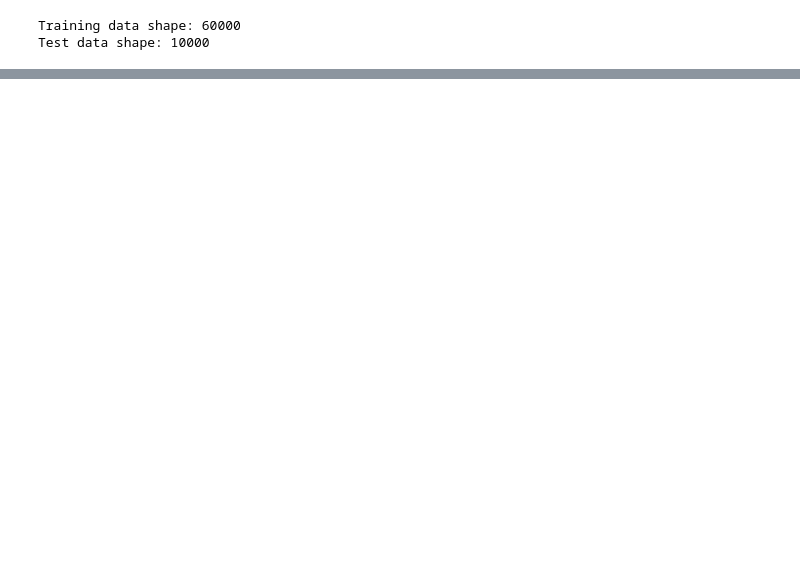
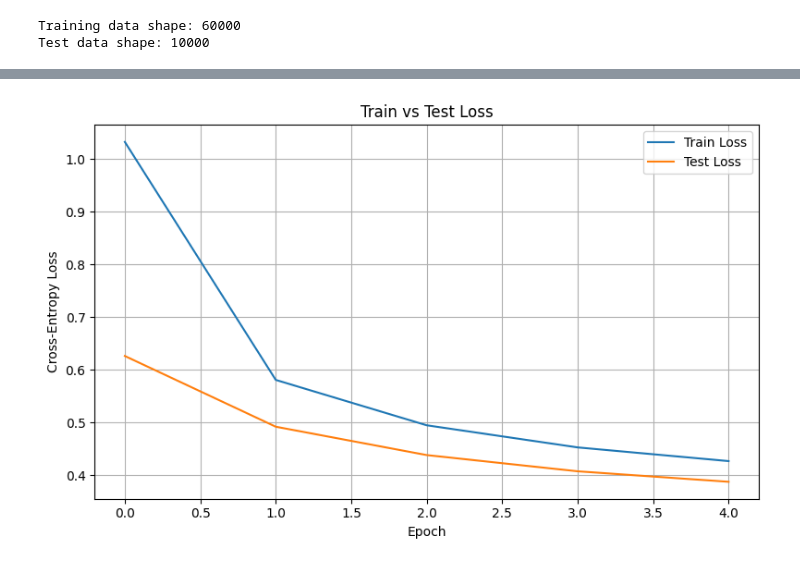
Before and after one commit to meher-chinmaya/Practice-DL, a Jupyter notebook: Softmax_Classifier_using_TensorFlow.ipynb, the cells around one changed output, grey strips where cells are left out. Drawn from its saved outputs; the diff is of its cells as text; code cells hidden in the pictures; blank space fills up the shorter version.

```diff
--- a/Softmax_Classifier_using_TensorFlow.ipynb
+++ b/Softmax_Classifier_using_TensorFlow.ipynb
@@ -30,6 +22,18 @@ print(f"Test data shape: {x_test.shape[0]}")
 # %% [output]
 Training data shape: 60000
 Test data shape: 10000
+# %%
+import matplotlib.pyplot as plt
+from tensorflow.keras.callbacks import Callback
+
+# 🔁 List to store test losses per epoch
+test_losses = []
+
+# ✅ Custom Callback to evaluate on test data after each epoch
+class TestLossTracker(Callback):
+    def on_epoch_end(self, epoch, logs=None):
+        test_loss, _ = self.model.evaluate(x_test, y_test, verbose=0)
+        test_losses.append(test_loss)
 # %%
 # Build a simple softmax classifier model
 model = Sequential([
@@ -42,6 +46,10 @@ model.compile(optimizer='sgd',
               loss='categorical_crossentropy',
               metrics=['accuracy'])
 
-# Train the model
-model.fit(x_train, y_train, epochs=10, batch_size=64, validation_split=0.1)
+# 🚀 Train the model + track test loss
+history = model.fit(x_train, y_train,
+                    epochs=5,
+                    batch_size=64,
+                    validation_split=0.1,
+                    callbacks=[TestLossTracker()])
 # %% [output]
@@ -53,0 +73,14 @@ print(f"Test Accuracy: {test_acc:.4f}")
+# %%
+# 📊 Plot Train vs Test Loss
+plt.figure(figsize=(8, 5))
+plt.plot(history.history['loss'], label='Train Loss')
+plt.plot(test_losses, label='Test Loss')
+plt.title('Train vs Test Loss')
+plt.xlabel('Epoch')
+plt.ylabel('Cross-Entropy Loss')
+plt.legend()
+plt.grid(True)
+plt.tight_layout()
+plt.show()
+# %% [output]
+[figure, added]
```
Also changed, not shown: parts of 5 cells of this notebook.
